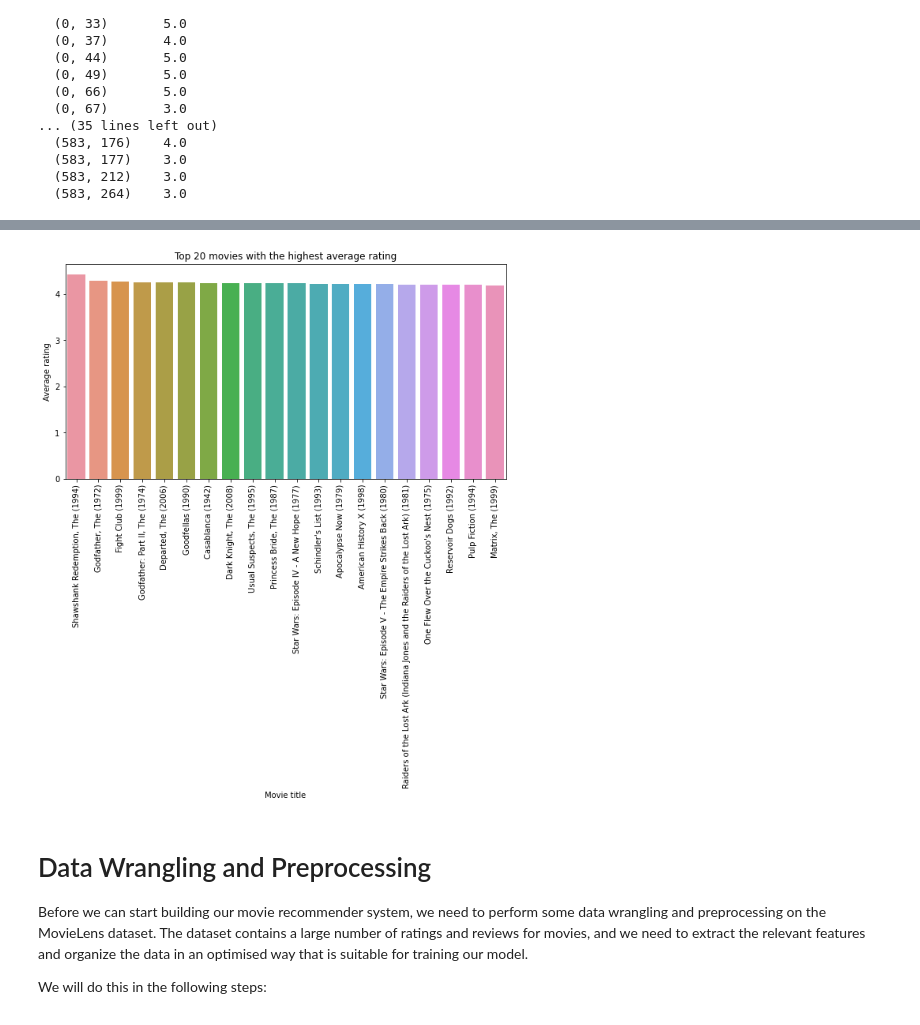
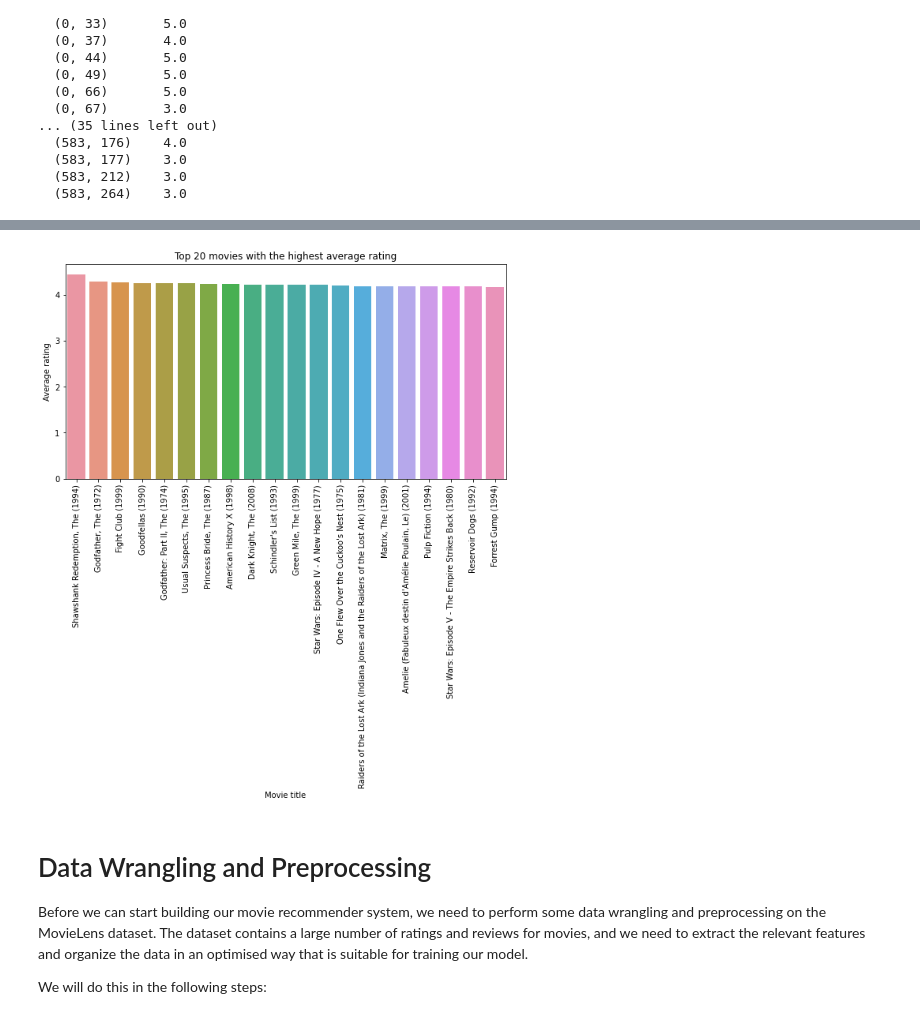
Before and after one commit to pressi-g/movie-recommender-system, a Jupyter notebook: app/notebooks/EDA.ipynb, the cells around one changed output, grey strips where cells are left out. Drawn from its saved outputs; the diff is of its cells as text; code cells hidden in the pictures.

Commit message:
Indexing and data cleaning

```diff
--- a/app/notebooks/EDA.ipynb
+++ b/app/notebooks/EDA.ipynb
@@ -329,6 +329,8 @@ print(ratings_per_movie[0:10])
 9                         Drama|War           2
 # %% [markdown]
 ### Some light data cleaning
+# %%
+ratings_per_movie = ratings.groupby('movieId').count()['rating'].sort_values(ascending=False)
 # %%
 # clean the data
 # remove movies with less than 20 ratings
@@ -429,4 +514,3 @@ Name: rating, dtype: int64
 # %%
-# merge the ratings and movies data frames
-ratings = ratings.merge(movies, on='movieId', how='inner')
-ratings.head().sort_values('rating', ascending=False)
+# merge the movie titles from the movies dataframe with the ratings dataframe
+ratings_new = ratings_new.merge(movies, on='movieId', how='inner')
@@ -460 +556,6 @@ Lord of the Rings: The Return of the King, The (2003)
 Name: rating, dtype: float64
+# %%
+# add the average rating for each movie to the ratings_new dataframe
+ratings_new = ratings_new.merge(ratings_new.groupby('title')['rating'].mean(), on='title', how='inner').rename(columns={'rating_x': 'rating', 'rating_y': 'avg_rating'})
+# add the number of ratings, num_ratings, for each movie to the ratings_new dataframe
+ratings_new = ratings_new.merge(ratings_new.groupby('title')['rating'].count(), on='title', how='inner').rename(columns={'rating_x': 'rating', 'rating_y': 'num_ratings'})
@@ -461,15 +578,15 @@ Name: rating, dtype: float64
 # %%
 # plot top 20 of the average rating for each movie rated more than 100 times
-top_movies = ratings.groupby('title').filter(lambda x: len(x) >= 100).groupby('title')['rating'].mean().sort_values(ascending=False).head(20)
+top_movies_plot = ratings_new.groupby('title').filter(lambda x: len(x) >= 100).groupby('title')['rating'].mean().sort_values(ascending=False).head(20)
 plt.figure(figsize=(10, 5))
-sns.barplot(x=top_movies.index, y=top_movies.values)
+sns.barplot(x=top_movies_plot.index, y=top_movies_plot.values)
 plt.xlabel('Movie title')
 plt.ylabel('Average rating')
 plt.title('Top 20 movies with the highest average rating')
 plt.xticks(rotation=90)
 plt.show()
 # %% [output]
-[figure, old version]
+[figure, new version]
 # %% [markdown]
 # Data Wrangling and Preprocessing
 
```
Also changed, not shown: parts of 54 cells of this notebook.
